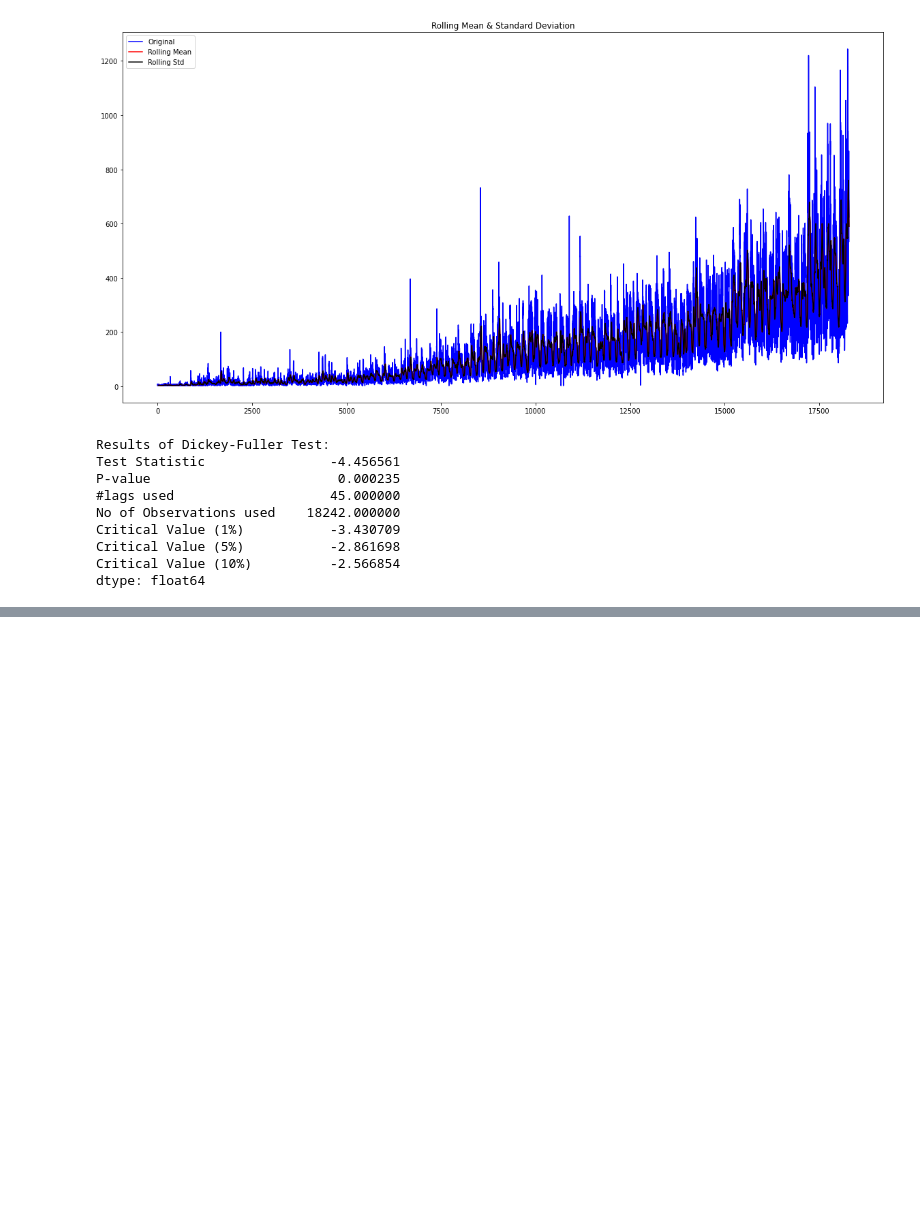
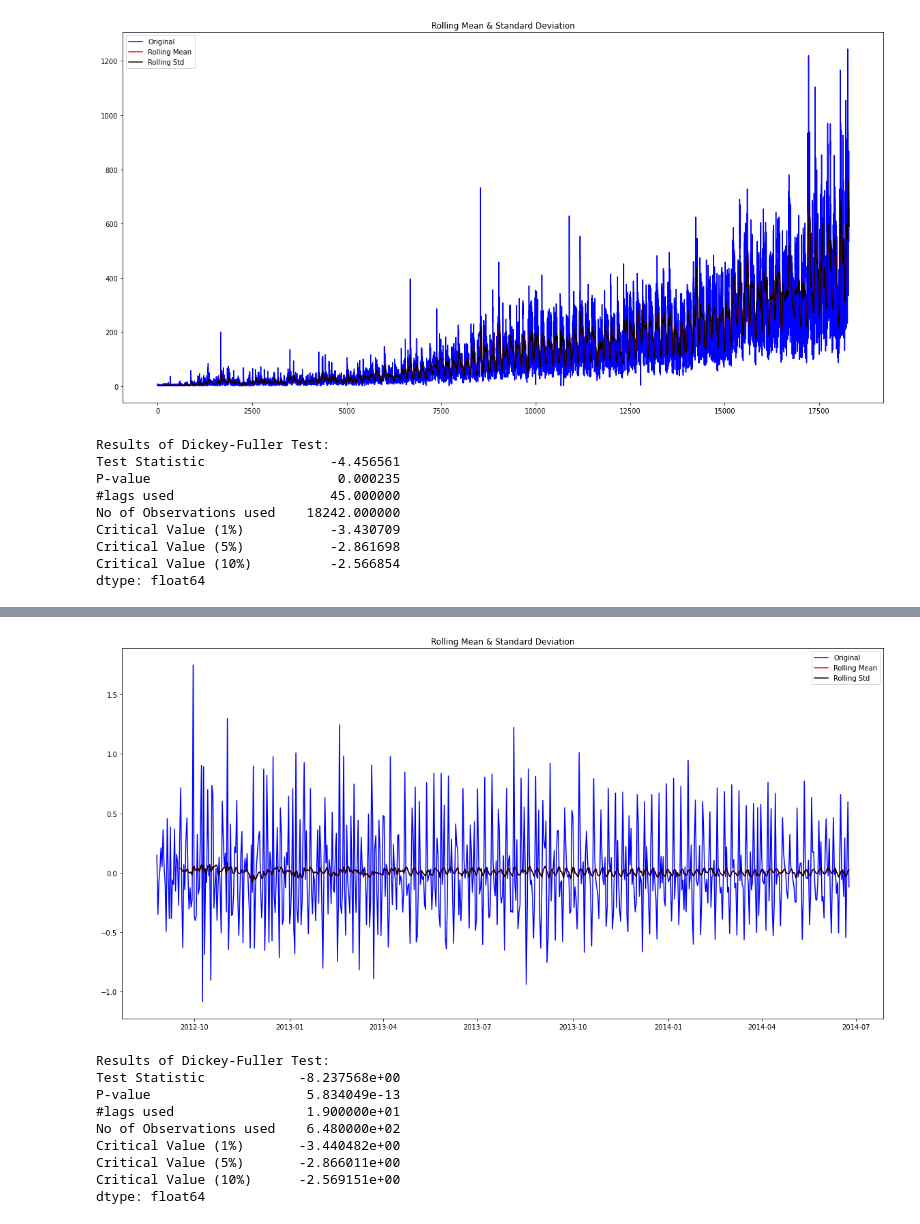
Before and after one commit to basel-ay/Transportation-Forecasting, a Jupyter notebook: Time_Series_Analysis_on_Transportation.ipynb, the cells around one changed output, grey strips where cells are left out. Cells and saved outputs as stored; diff of their text form; code cells hidden in the pictures; blank space fills up the shorter version.

```diff
--- a/Time_Series_Analysis_on_Transportation.ipynb
+++ b/Time_Series_Analysis_on_Transportation.ipynb
@@ -429,0 +466,14 @@ dtype: float64
+# %%
+train_log_diff = Train_log - Train_log.shift(1)
+test_stationary(train_log_diff.dropna())
+# %% [output]
+[figure, added]
+Results of Dickey-Fuller Test:
+Test Statistic            -8.237568e+00
+P-value                    5.834049e-13
+#lags used                 1.900000e+01
+No of Observations used    6.480000e+02
+Critical Value (1%)       -3.440482e+00
+Critical Value (5%)       -2.866011e+00
+Critical Value (10%)      -2.569151e+00
+dtype: float64
```
Also changed, not shown: parts of 12 cells of this notebook.
